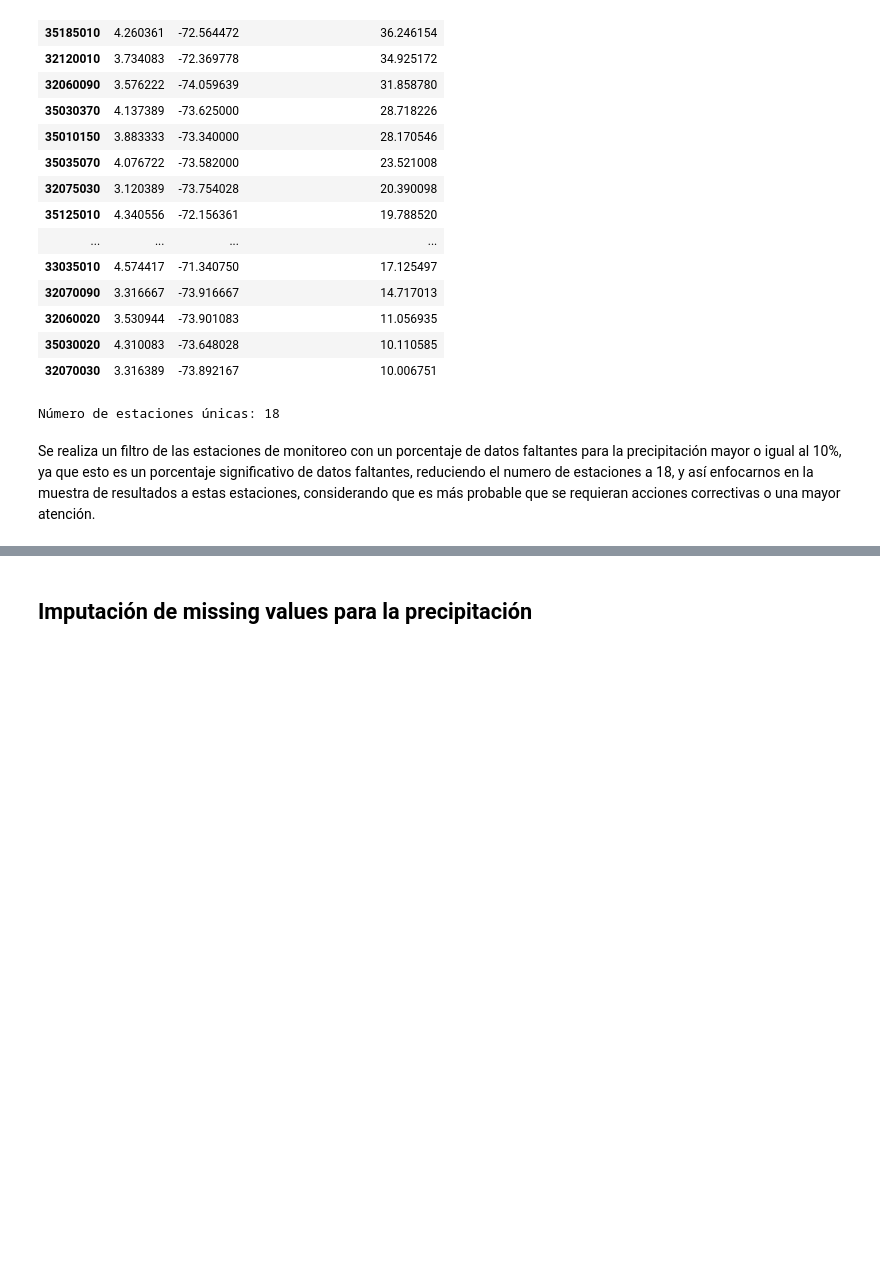
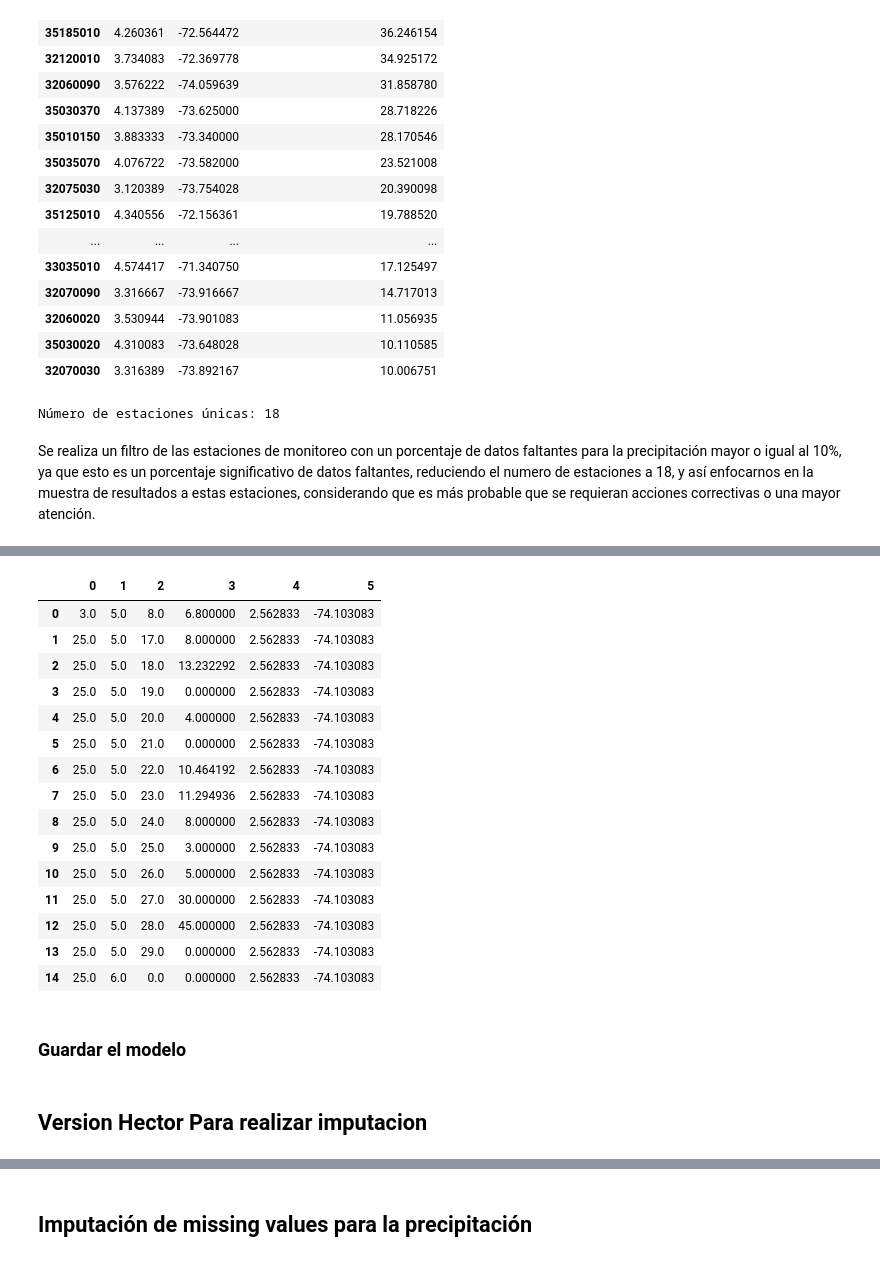
Before and after one commit to Ronaldoh99/Proyecto_mod_precipitacion, a Jupyter notebook: Codigos de Python/NoteNook_model_XGboost.ipynb, the cells around one changed output, grey strips where cells are left out. Drawn from its saved outputs; the diff is of its cells as text; code cells hidden in the pictures; blank space fills up the shorter version.

```diff
--- a/Codigos de Python/NoteNook_model_XGboost.ipynb
+++ b/Codigos de Python/NoteNook_model_XGboost.ipynb
@@ -370,0 +574,21 @@ Se realiza un filtro de las estaciones de monitoreo con un porcentaje de datos f
+# %%
+pd.DataFrame(X2).head(15)
+# %% [output]
+|  | 0 | 1 | 2 | 3 | 4 | 5 |
+| 0 | 3.0 | 5.0 | 8.0 | 6.800000 | 2.562833 | -74.103083 |
+| 1 | 25.0 | 5.0 | 17.0 | 8.000000 | 2.562833 | -74.103083 |
+| 2 | 25.0 | 5.0 | 18.0 | 13.232292 | 2.562833 | -74.103083 |
+| 3 | 25.0 | 5.0 | 19.0 | 0.000000 | 2.562833 | -74.103083 |
+| 4 | 25.0 | 5.0 | 20.0 | 4.000000 | 2.562833 | -74.103083 |
+| 5 | 25.0 | 5.0 | 21.0 | 0.000000 | 2.562833 | -74.103083 |
+| 6 | 25.0 | 5.0 | 22.0 | 10.464192 | 2.562833 | -74.103083 |
+| 7 | 25.0 | 5.0 | 23.0 | 11.294936 | 2.562833 | -74.103083 |
+| 8 | 25.0 | 5.0 | 24.0 | 8.000000 | 2.562833 | -74.103083 |
+| 9 | 25.0 | 5.0 | 25.0 | 3.000000 | 2.562833 | -74.103083 |
+| 10 | 25.0 | 5.0 | 26.0 | 5.000000 | 2.562833 | -74.103083 |
+| 11 | 25.0 | 5.0 | 27.0 | 30.000000 | 2.562833 | -74.103083 |
+| 12 | 25.0 | 5.0 | 28.0 | 45.000000 | 2.562833 | -74.103083 |
+| 13 | 25.0 | 5.0 | 29.0 | 0.000000 | 2.562833 | -74.103083 |
+| 14 | 25.0 | 6.0 | 0.0 | 0.000000 | 2.562833 | -74.103083 |
+# %% [markdown]
+### Guardar el modelo
@@ -371,3 +607,5 @@ Se realiza un filtro de las estaciones de monitoreo con un porcentaje de datos f
+# %% [markdown]
+## Version Hector Para realizar imputacion
 # %%
 import xgboost as xgb
 from sklearn.model_selection import GridSearchCV
```
Also changed, not shown: parts of 45 cells of this notebook, 1 other file.
